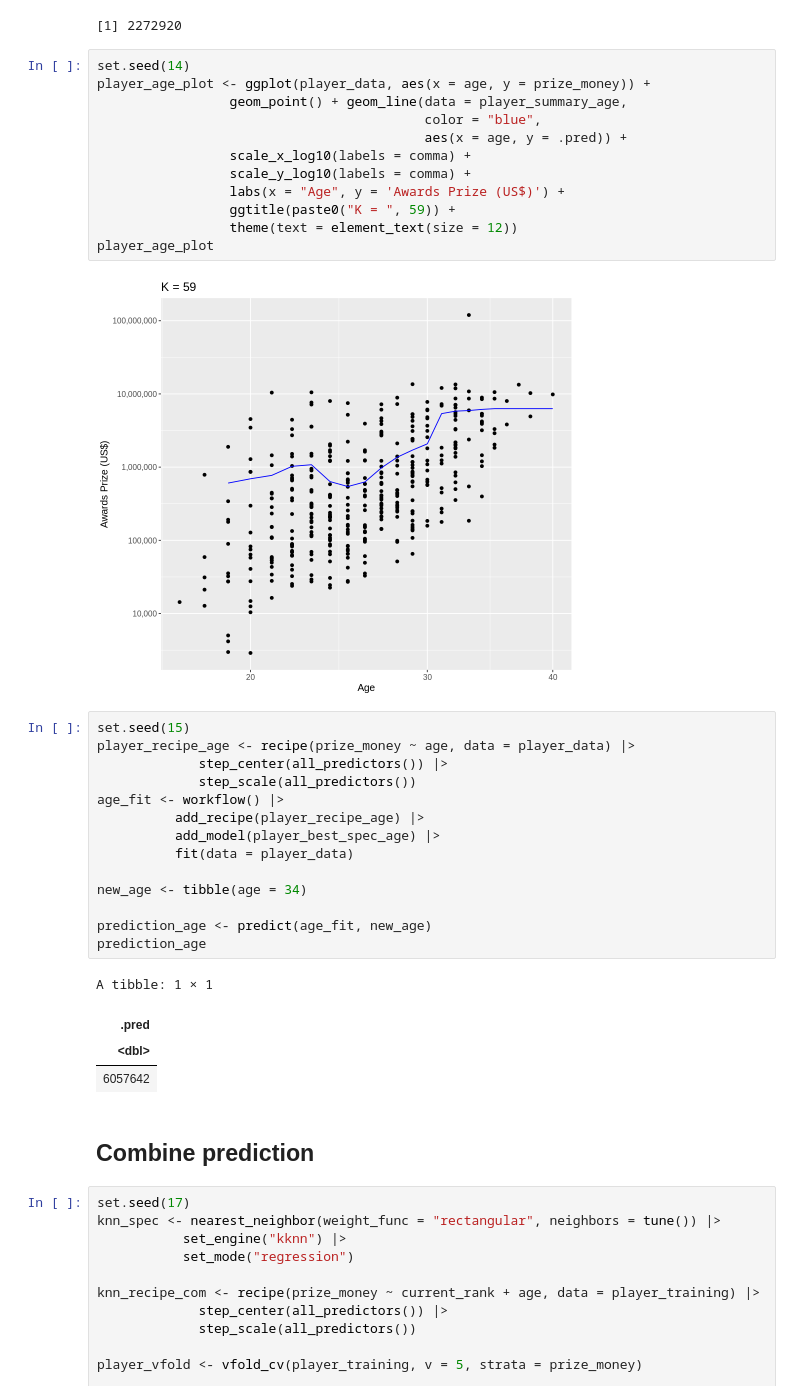
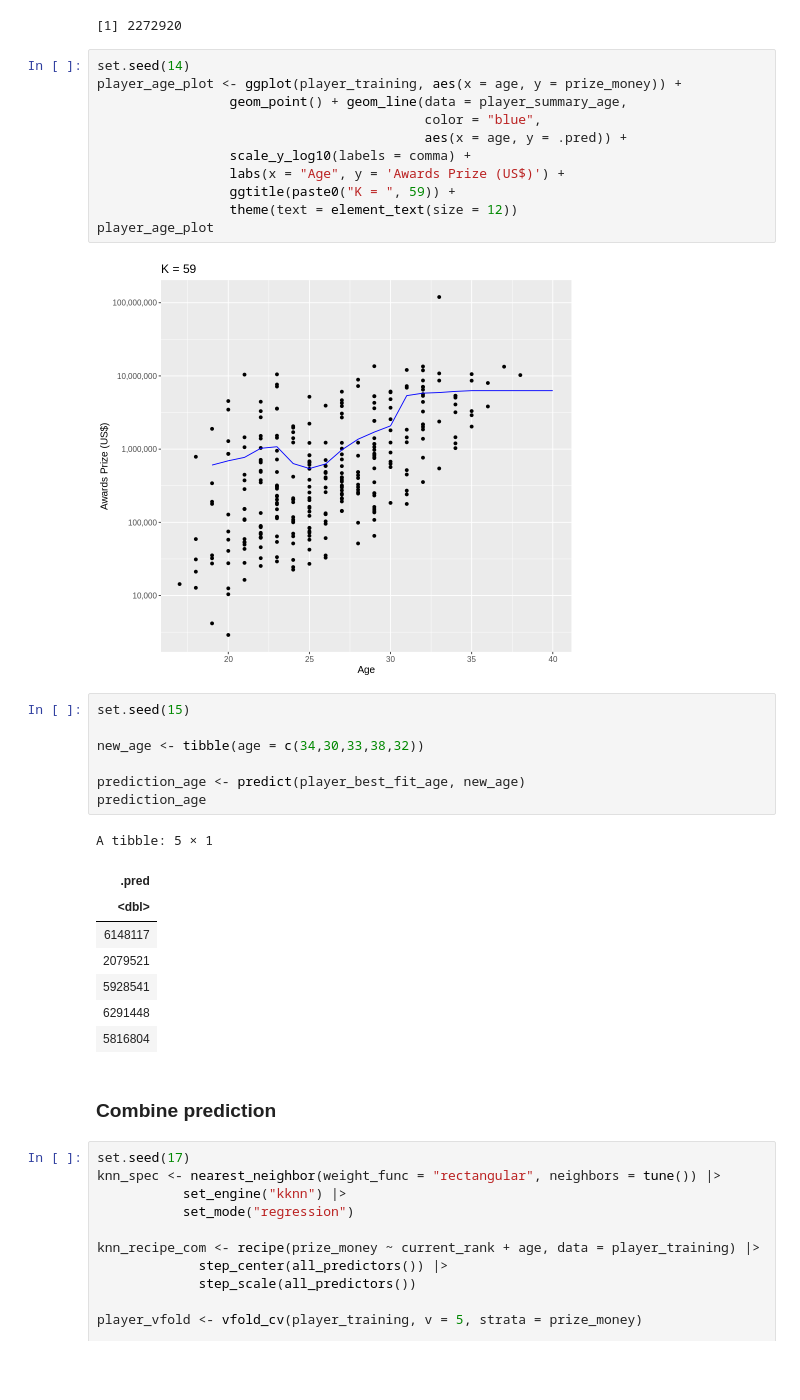
Before and after one commit to HaoyuYou/player_group_project, a Jupyter notebook: group_proposal.ipynb, the cells around one changed output. Cells and saved outputs as stored; diff of their text form; blank space fills up the shorter version.

```diff
--- a/group_proposal.ipynb
+++ b/group_proposal.ipynb
@@ -327,39 +328,35 @@ rmspe_age
 [1] 2272920
 # %%
 set.seed(14)
-player_age_plot <- ggplot(player_data, aes(x = age, y = prize_money)) +
+player_age_plot <- ggplot(player_training, aes(x = age, y = prize_money)) +
                  geom_point() + geom_line(data = player_summary_age,
                                           color = "blue",
                                           aes(x = age, y = .pred)) +
-                 scale_x_log10(labels = comma) +
                  scale_y_log10(labels = comma) +
                  labs(x = "Age", y = 'Awards Prize (US$)') +
                  ggtitle(paste0("K = ", 59)) +
                  theme(text = element_text(size = 12))
 player_age_plot
 # %% [output]
-[figure, old version]
+[figure, new version]
 # %%
 set.seed(15)
-player_recipe_age <- recipe(prize_money ~ age, data = player_data) |>
-             step_center(all_predictors()) |>
-             step_scale(all_predictors())
-age_fit <- workflow() |>
-          add_recipe(player_recipe_age) |>
-          add_model(player_best_spec_age) |>
-          fit(data = player_data)
 
-new_age <- tibble(age = 34)
+new_age <- tibble(age = c(34,30,33,38,32))
 
-prediction_age <- predict(age_fit, new_age)
+prediction_age <- predict(player_best_fit_age, new_age)
 prediction_age
 # %% [output]
-A tibble: 1 × 1
+A tibble: 5 × 1
 | .pred |
 | <dbl> |
-| 6057642 |
+| 6148117 |
+| 2079521 |
+| 5928541 |
+| 6291448 |
+| 5816804 |
 # %% [markdown]
-## Combine prediction
+### Combine prediction
 # %%
 set.seed(17)
 knn_spec <- nearest_neighbor(weight_func = "rectangular", neighbors = tune()) |>
```
Also changed, not shown: parts of 28 cells of this notebook.
